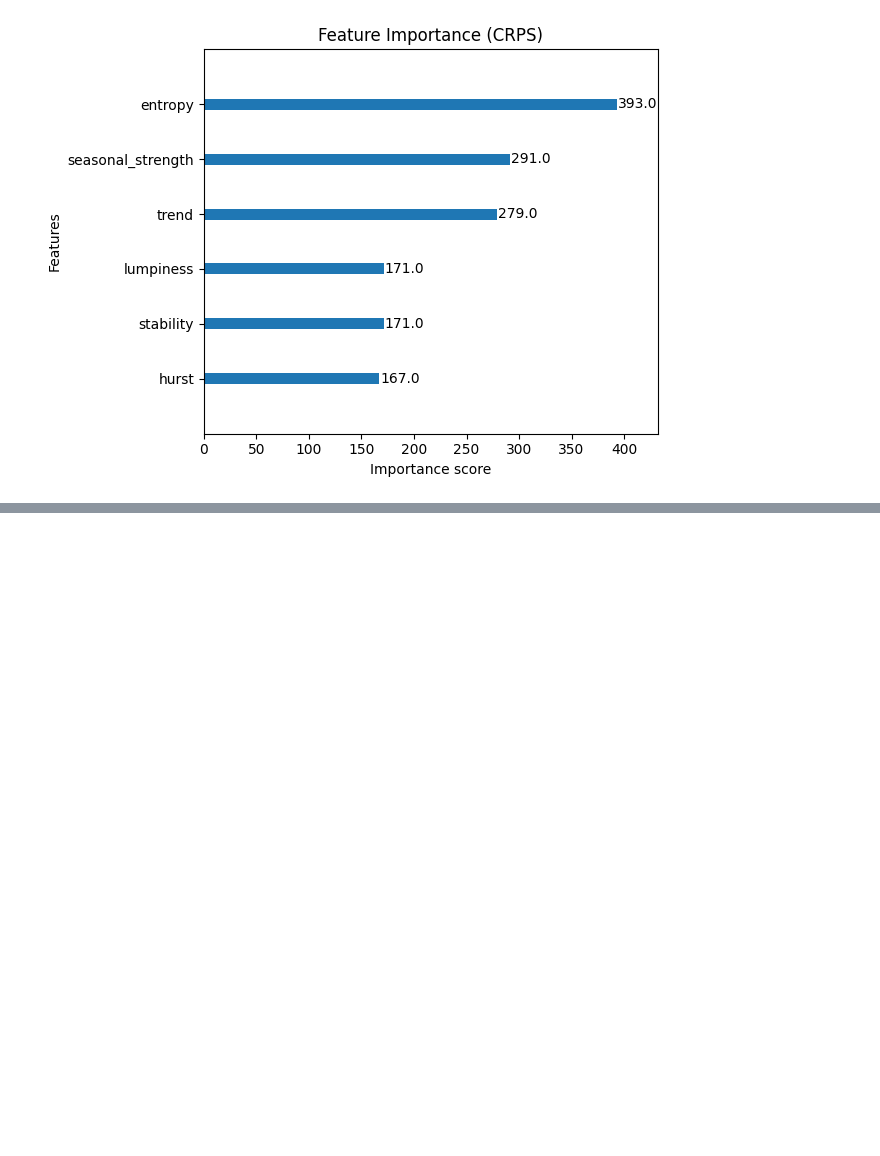
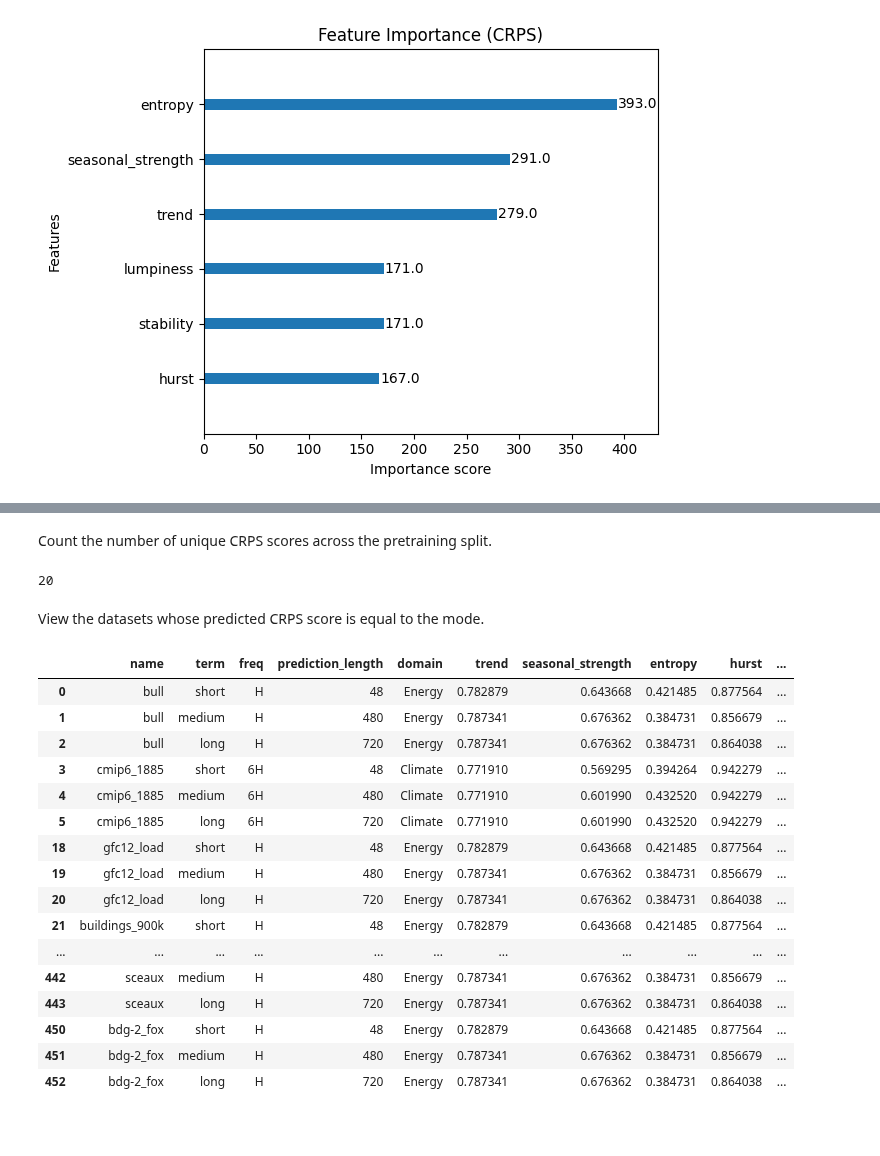
Before and after one commit to mpg05883/gift-eval, a Jupyter notebook: crps_estimation.ipynb, the cells around one changed output, grey strips where cells are left out. Cells and saved outputs as stored; diff of their text form; code cells hidden in the pictures; blank space fills up the shorter version.

Commit message:
Uploading estimated CRPS scores

```diff
--- a/crps_estimation.ipynb
+++ b/crps_estimation.ipynb
@@ -294,0 +302,6 @@ plt.show()
+# %%
+split_name = "pretrain"
+input_path = Path("resources") / split_name / "features.csv"
+
+df = pd.read_csv(input_path)
+df.head()
@@ -294,0 +317,4 @@ plt.show()
+# %%
+X = df[features]
+
+X.head()
@@ -294,0 +330,12 @@ plt.show()
+# %%
+xgb_dirpath = Path("xgboost") / "train_test"
+
+estimator = XGBRegressor()
+estimator.load_model(xgb_dirpath / "crps.json")
+
+y_pred = estimator.predict(X)
+df["pred_crps"] = y_pred
+
+features_path = input_path.parent / "features.csv"
+df.to_csv(features_path, index=False)
+df.head()
@@ -295,2 +349,34 @@ plt.show()
+# %% [markdown]
+Count the number of unique CRPS scores across the pretraining split.
+# %%
+df["pred_crps"].nunique()
+# %% [output]
+20
+# %% [markdown]
+View the datasets whose predicted CRPS score is equal to the mode.
+# %%
+pd.set_option('display.max_rows', 200)
+
+mode_value = df["pred_crps"].mode().iloc[0]
+df_mode_rows = df[df["pred_crps"] == mode_value]
+display(df_mode_rows)
+# %% [output]
+|  | name | term | freq | prediction_length | domain | trend | seasonal_strength | entropy | hurst | ... |
+| 0 | bull | short | H | 48 | Energy | 0.782879 | 0.643668 | 0.421485 | 0.877564 | ... |
+| 1 | bull | medium | H | 480 | Energy | 0.787341 | 0.676362 | 0.384731 | 0.856679 | ... |
+| 2 | bull | long | H | 720 | Energy | 0.787341 | 0.676362 | 0.384731 | 0.864038 | ... |
+| 3 | cmip6_1885 | short | 6H | 48 | Climate | 0.771910 | 0.569295 | 0.394264 | 0.942279 | ... |
+| 4 | cmip6_1885 | medium | 6H | 480 | Climate | 0.771910 | 0.601990 | 0.432520 | 0.942279 | ... |
+| 5 | cmip6_1885 | long | 6H | 720 | Climate | 0.771910 | 0.601990 | 0.432520 | 0.942279 | ... |
+| 18 | gfc12_load | short | H | 48 | Energy | 0.782879 | 0.643668 | 0.421485 | 0.877564 | ... |
+| 19 | gfc12_load | medium | H | 480 | Energy | 0.787341 | 0.676362 | 0.384731 | 0.856679 | ... |
+| 20 | gfc12_load | long | H | 720 | Energy | 0.787341 | 0.676362 | 0.384731 | 0.864038 | ... |
+| 21 | buildings_900k | short | H | 48 | Energy | 0.782879 | 0.643668 | 0.421485 | 0.877564 | ... |
+| ... | ... | ... | ... | ... | ... | ... | ... | ... | ... | ... |
+| 442 | sceaux | medium | H | 480 | Energy | 0.787341 | 0.676362 | 0.384731 | 0.856679 | ... |
+| 443 | sceaux | long | H | 720 | Energy | 0.787341 | 0.676362 | 0.384731 | 0.864038 | ... |
+| 450 | bdg-2_fox | short | H | 48 | Energy | 0.782879 | 0.643668 | 0.421485 | 0.877564 | ... |
+| 451 | bdg-2_fox | medium | H | 480 | Energy | 0.787341 | 0.676362 | 0.384731 | 0.856679 | ... |
+| 452 | bdg-2_fox | long | H | 720 | Energy | 0.787341 | 0.676362 | 0.384731 | 0.864038 | ... |
 # %% [markdown]
 <br>
```
Also changed, not shown: parts of 9 cells of this notebook, 1 other file.
